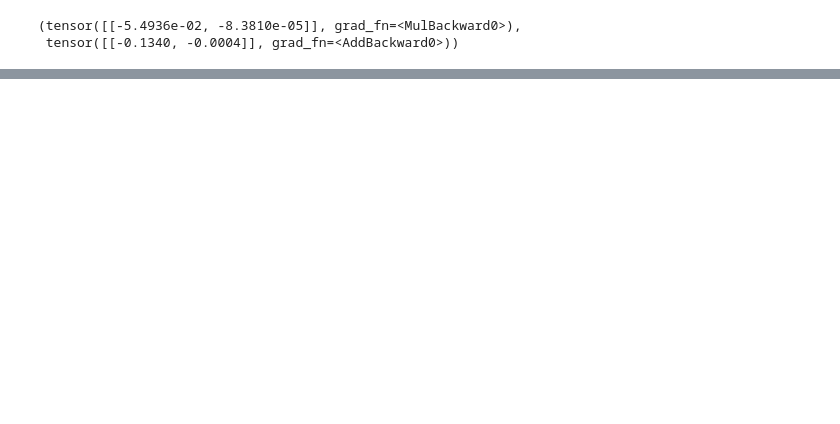
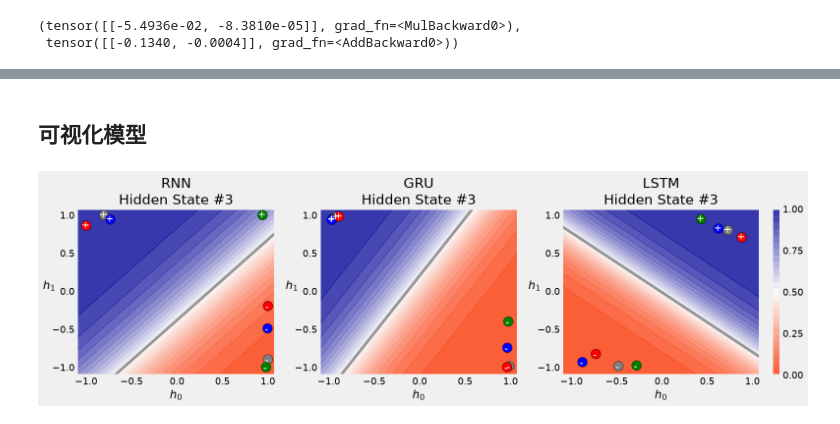
Before and after one commit to jhonprice/PyTorchStepByStep, a Jupyter notebook: Ch08Test.ipynb, the cells around one changed output, grey strips where cells are left out. Cells and saved outputs as stored; diff of their text form; code cells hidden in the pictures; blank space fills up the shorter version.

```diff
--- a/Ch08Test.ipynb
+++ b/Ch08Test.ipynb
@@ -1571,0 +1644,9 @@ lstm_cell(first_corner)
+# %%
+#程序8-13-3: 训练LSTM模型100轮
+
+# 训练流程与RNN(程序8-7-5)和GRU(程序8-10-3)完全一致,
+# 使用相同的训练/测试数据加载器(train_loader, test_loader)
+# sbs_lstm内部记录每轮损失，供后续可视化
+sbs_lstm = StepByStep(model, loss, optimizer)
+sbs_lstm.set_loaders(train_loader, test_loader)
+sbs_lstm.train(100)
@@ -1571,0 +1671,29 @@ lstm_cell(first_corner)
+# %% [markdown]
+## 可视化模型
+# %%
+#程序8-14-1: 三模型决策边界对比 —— RNN vs GRU vs LSTM
+
+# figure25 内部流程:
+#   创建 1行×16列 的网格，分为3个子图区域:
+#     左侧(5列): RNN模型的 canonical_contour
+#     中间(5列): GRU模型的 canonical_contour
+#     右侧(6列, 多1列为colorbar): LSTM模型的 canonical_contour
+#
+# canonical_contour 对每个模型分别做:
+#   - 生成8条规范路径(4条顺时针 + 4条逆时针, 无噪声完美正方形)
+#   - 8条序列通过模型 → 得到8个最终隐藏状态(2D向量)
+#   - 在隐藏状态空间绘制 classifier 的概率等高线, 叠加8个隐藏状态点
+#     '+' 标记: 顺时针路径的最终隐藏状态(应落入红色高概率区域)
+#     '-' 标记: 逆时针路径的最终隐藏状态(应落入蓝色低概率区域)
+#
+# 图中解读(三栏对比):
+#   关键观察维度:
+#     (a) 两类标记的分离程度 — 越分离说明模型越能区分方向
+#     (b) 同一类标记的聚集程度 — 越聚集说明模型对起点不敏感(泛化好)
+#     (c) 不同模型间的差异 — LSTM的双状态设计是否带来更清晰的分离
+#
+# 设计意图: 将RNN、GRU、LSTM三种架构的隐藏空间表征并排对比,
+#         直观比较三种循环单元对序列方向信息的编码能力
+fig = figure25(sbs_rnn.model, sbs_gru.model, sbs_lstm.model)
+# %% [output]
+[figure, added]
```
Also changed, not shown: parts of 11 cells of this notebook.
